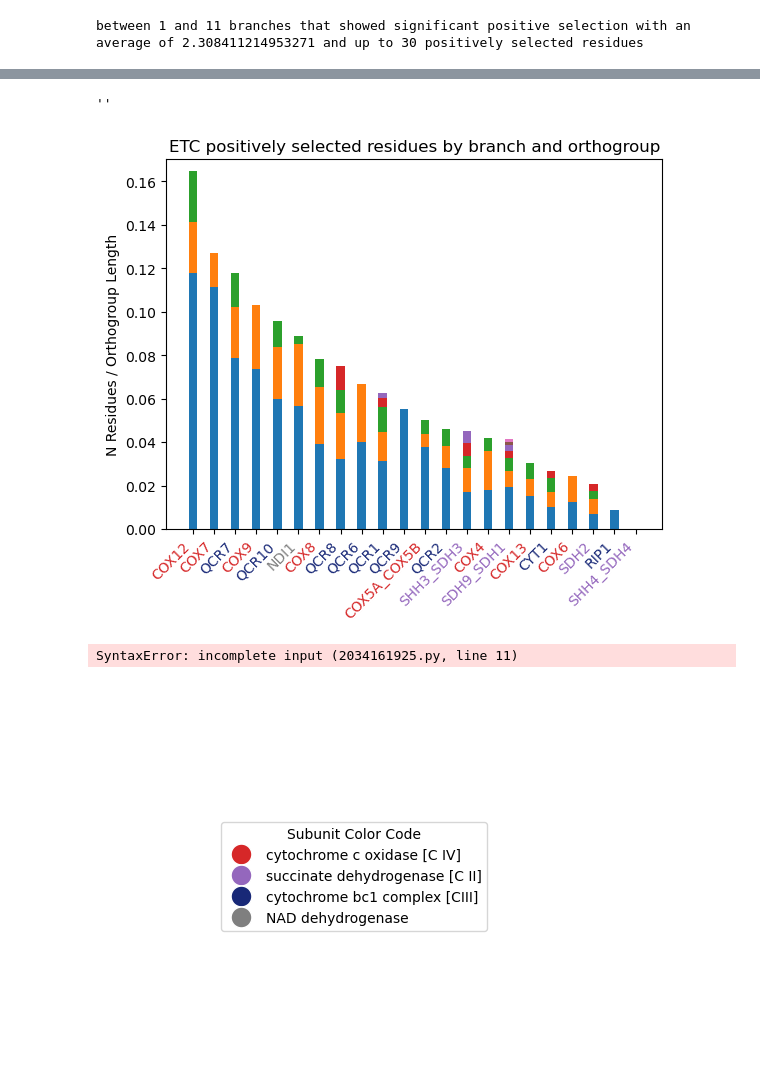
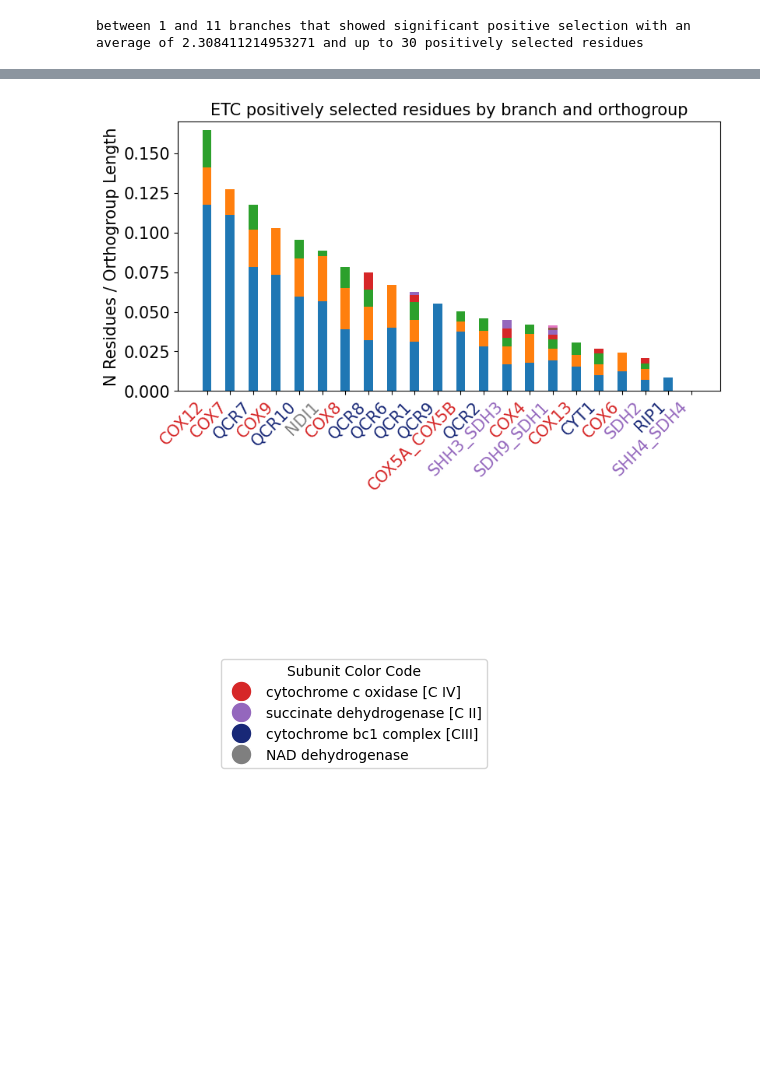
Before and after one commit to heineike02/diverse_yeast, a Jupyter notebook: 20221206_selection_calculations.ipynb, the cells around one changed output, grey strips where cells are left out. Saved outputs shown, nothing was run; the diff lists cells and outputs as text; code cells hidden in the pictures; blank space fills up the shorter version.

```diff
--- a/20221206_selection_calculations.ipynb
+++ b/20221206_selection_calculations.ipynb
@@ -1906,6 +1973,10 @@ gene_name:
             specs_unique: a list of species
             paralogs_flag: true if there are paralogs in that branch
 # %%
+og_refs = {'POX1': 'OG1122_REF_Scer_AF-P13711-F1-model_v2'}
+
+#Need to initialize branch_leaves and hit_tables
+
 chi2_thresh = 3.84  # Chi2 with 50:50 mixture of point mass 0 has critical values of 5% at 2.71 and 5.41 at 1%.   (page 30 of manual)
                     # Normal Chi2 has critical values 3.84 and 5.99 this is what they recommend
                     # Would also need to do Multiple Hypothesis test
@@ -1998,6 +2057,6 @@ check convergence flag, tree number 14 in G:\My Drive\Crick_LMS\projects\diverse
 # %%
 # Save bs_analysis_data
-bs_analysis_data_fname = base_dir + os.sep + os.path.normpath('selection_calculations/branch_site/bs_analysis_cdc19_hsu1.json')
+bs_analysis_data_fname = base_dir + os.sep + os.path.normpath('selection_calculations/branch_site/bs_analysis_pox1.json')
 
 with open(bs_analysis_data_fname, 'w') as f:
     json.dump(bs_analysis_data, f, sort_keys=True, indent=4 )
@@ -2091,6 +2179,16 @@ count_mat_df = pd.DataFrame(count_mat)
 #count_mat_df = count_mat_df.transpose()
 count_mat_df['sum'] = count_mat_df.transpose().sum()
 count_mat_df['goi'] = goi_list
+
+
+name_change_dict = {orig_name : orig_name for orig_name in count_mat_df['goi']}
+name_change_dict['COR1'] = 'QCR1'
+
+alt_name = [name_change_dict[orig_name] for orig_name in count_mat_df['goi']]
+
+count_mat_df['alt_name'] = alt_name
+
+
 count_mat_df.sort_values(by='sum', ascending = False, inplace=True)
 
-goi_list_sorted = count_mat_df['goi']
+goi_list_sorted = count_mat_df['alt_name']
@@ -2164,11 +2265,4 @@ for jj in list(range(0,max_branches)):
 
 count_mat_df_norm['sum_norm_pos_sel_res'] = count_mat_df_norm.loc[:,list(range(0,max_branches))].T.sum()
 
-name_change_dict = {orig_name : orig_name for orig_name in count_mat_df_norm['goi']}
-name_change_dict['COR1'] = 'QCR1'
-
-alt_name = [name_change_dict[orig_name] for orig_name in count_mat_df_norm['goi']]
-
-count_mat_df_norm['alt_name'] = alt_name
-
 count_mat_df_norm.sort_values(by='sum_norm_pos_sel_res', ascending=False, inplace=True)
@@ -2221,4 +2268,0 @@ highlight = {"Cyt c oxidase [C IV]":{"Indices":["OG1254_REF_Scer_AF-Q01519-F1-mo
-# %%
-xtick.get_
-# %% [output]
-''
@@ -2229,53 +2271,41 @@ width = 0.4
 
 etc_table = pd.read_csv(base_dir + os.sep + os.path.normpath('examples/etc/etc_table.csv'), index_col=0)
 enzyme_lookup = dict(zip(etc_table['alt_name'], etc_table['enzyme']))
 enzyme_lookup['COX5A_COX5B'] = 'cytochrome c oxidase'
 enzyme_lookup['SHH3_SDH3'] = 'succinate dehydrogenase'
 enzyme_lookup['SHH4_SDH4'] = 'succinate dehydrogenase'
 enzyme_lookup['SDH9_SDH1'] = 'succinate dehydrogenase'
 
 subunit_lookup = {    'cytochrome c oxidase': ('cytochrome c oxidase [C IV]', "C3"),
     'succinate dehydrogenase': ('succinate dehydrogenase [C II]', "C4"),
     'ubiquinol:cytochrome bc oxidoreductase': ('cytochrome bc1 complex [CIII]',  "#182877"),
     'NAD dehydrogenase': ('NAD dehydrogenase',"C7")
 }
 
-fig, ax = plt.subplots()
+fig, ax = plt.subplots(figsize=(9,4.5))
 bottom = np.zeros(len(goi_list_sorted))
 
 for jj in range(0,max_branches):
     p = ax.bar(goi_list_sorted, count_mat_df_norm[jj], width, label=str(jj), bottom=bottom)
     bottom += count_mat_df_norm[jj]
 
-ax.set_title("ETC positively selected residues by branch and orthogroup")
+ax.set_title("ETC positively selected residues by branch and orthogroup",  fontdict={'size':15})
 #ax.legend([]) #loc="upper right")
 ax.set_xticks(list(range(0,len(count_mat_df_norm['alt_name']))))
-ax.set_xticklabels(count_mat_df_norm['alt_name'], rotation=45, ha='right')
+ax.set_xticklabels(count_mat_df_norm['alt_name'], rotation=45, ha='right',  fontdict={'size':15})
 
 for xtick in ax.get_xticklabels():
     xtick.set_color(subunit_lookup[enzyme_lookup[xtick.get_text()]][1])
 
-ax.set_ylabel("N Residues / Orthogroup Length")
+
+ax.tick_params(labelsize=15)
+ax.set_ylabel("N Residues / Orthogroup Length",  fontdict={'size':15})
 ax.set_ylim(0, 0.17)
 
 
-fig.savefig(base_dir + os.sep + os.path.normpath('examples/etc/interface_pos_sel_norm.svg'))
+fig.savefig(base_dir + os.sep + os.path.normpath('examples/etc/etc_pos_sel_norm.svg'))
 # %% [output]
-[figure, old version]
+[figure, new version]
-# %%
-fig,ax = plt.subplots()
-clade_order = ['CUG-Ser1','Pichiaceae','CUG-Ala',
-               'Saccharomycetaceae, post WGH', 'Saccharomycetaceae, ZT', 'Saccharomycetaceae, KLE',
-               'Saccharomycodaceae',  'Phaffomycetaceae', 'CUG-Ser2',
-               'Sporopachydermia clade', 'Alloascoideaceae','Dipodascaceae/Trichomonascaceae',
-               'Trigonopsidaceae', 'Outgroup']
-
-legend_elements = [Patch(facecolor=clade_color_lookup[clade], label=clade) for clade in clade_order]
-ax.legend(handles=legend_elements, loc='center', title='Clades')
-ax.set_axis_off()
-fig.savefig(base_dir + os.sep + os.path.normpath('examples/etc/interface_pos_sel_norm.svg'))
-# %% [output]
-SyntaxError: incomplete input (2034161925.py, line 11)
 # %%
 fig, ax = plt.subplots()
 legend_elements = []
```
Also changed, not shown: parts of 15 cells of this notebook, 4 other files.
